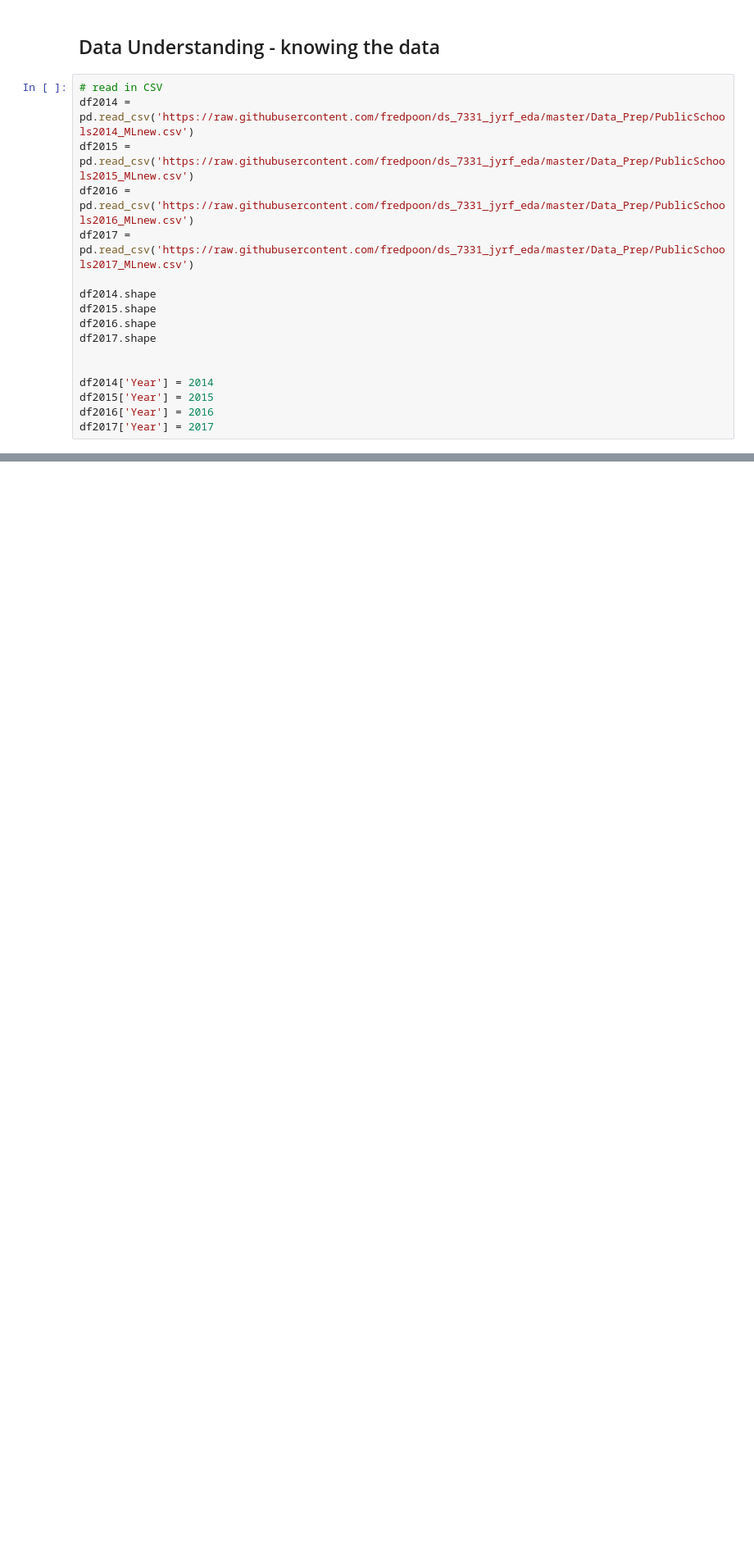
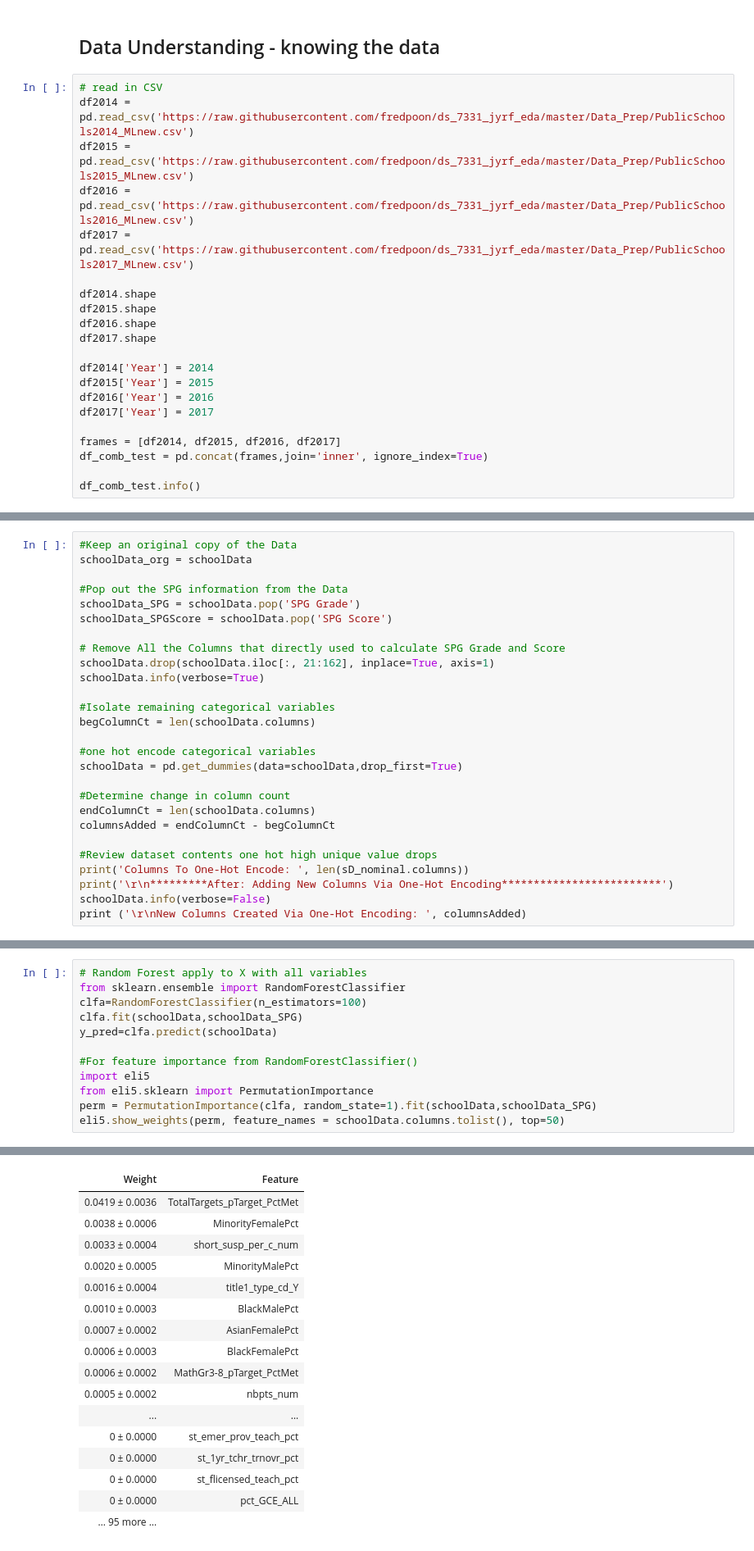
Before and after one commit to fredpoon/ds_7331_jyrf_eda, a Jupyter notebook: grp4_lab3_jyrf.ipynb, the cells around one changed output, grey strips where cells are left out. Shown at 82% size. Drawn from its saved outputs; the diff is of its cells as text; blank space fills up the shorter version.

```diff
--- a/grp4_lab3_jyrf.ipynb
+++ b/grp4_lab3_jyrf.ipynb
@@ -33,8 +51,12 @@ df2015.shape
 df2016.shape
 df2017.shape
 
-
 df2014['Year'] = 2014
 df2015['Year'] = 2015
 df2016['Year'] = 2016
 df2017['Year'] = 2017
+
+frames = [df2014, df2015, df2016, df2017]
+df_comb_test = pd.concat(frames,join='inner', ignore_index=True)
+
+df_comb_test.info()
@@ -40,0 +98,27 @@ df2017['Year'] = 2017
+# %%
+#Keep an original copy of the Data
+schoolData_org = schoolData
+
+#Pop out the SPG information from the Data
+schoolData_SPG = schoolData.pop('SPG Grade')
+schoolData_SPGScore = schoolData.pop('SPG Score')
+
+# Remove All the Columns that directly used to calculate SPG Grade and Score
+schoolData.drop(schoolData.iloc[:, 21:162], inplace=True, axis=1)
+schoolData.info(verbose=True)
+
+#Isolate remaining categorical variables
+begColumnCt = len(schoolData.columns)
+
+#one hot encode categorical variables
+schoolData = pd.get_dummies(data=schoolData,drop_first=True)
+
+#Determine change in column count
+endColumnCt = len(schoolData.columns)
+columnsAdded = endColumnCt - begColumnCt
+
+#Review dataset contents one hot high unique value drops
+print('Columns To One-Hot Encode: ', len(sD_nominal.columns))
+print('\r\n*********After: Adding New Columns Via One-Hot Encoding*************************')
+schoolData.info(verbose=False)
+print ('\r\nNew Columns Created Via One-Hot Encoding: ', columnsAdded)
@@ -40,0 +143,13 @@ df2017['Year'] = 2017
+# %%
+# Random Forest apply to X with all variables
+from sklearn.ensemble import RandomForestClassifier
+clfa=RandomForestClassifier(n_estimators=100)
+clfa.fit(schoolData,schoolData_SPG)
+y_pred=clfa.predict(schoolData)
+
+#For feature importance from RandomForestClassifier()
+import eli5
+from eli5.sklearn import PermutationImportance
+perm = PermutationImportance(clfa, random_state=1).fit(schoolData,schoolData_SPG)
+eli5.show_weights(perm, feature_names = schoolData.columns.tolist(), top=50)
+# %% [output]
@@ -40,0 +157,17 @@ df2017['Year'] = 2017
+| Weight | Feature |
+| 0.0419 ± 0.0036 | TotalTargets_pTarget_PctMet |
+| 0.0038 ± 0.0006 | MinorityFemalePct |
+| 0.0033 ± 0.0004 | short_susp_per_c_num |
+| 0.0020 ± 0.0005 | MinorityMalePct |
+| 0.0016 ± 0.0004 | title1_type_cd_Y |
+| 0.0010 ± 0.0003 | BlackMalePct |
+| 0.0007 ± 0.0002 | AsianFemalePct |
+| 0.0006 ± 0.0003 | BlackFemalePct |
+| 0.0006 ± 0.0002 | MathGr3-8_pTarget_PctMet |
+| 0.0005 ± 0.0002 | nbpts_num |
+| ... | ... |
+| 0 ± 0.0000 | st_emer_prov_teach_pct |
+| 0 ± 0.0000 | st_1yr_tchr_trnovr_pct |
+| 0 ± 0.0000 | st_flicensed_teach_pct |
+| 0 ± 0.0000 | pct_GCE_ALL |
+| … 95 more … |  |
```
Also changed, not shown: parts of 11 cells of this notebook.
